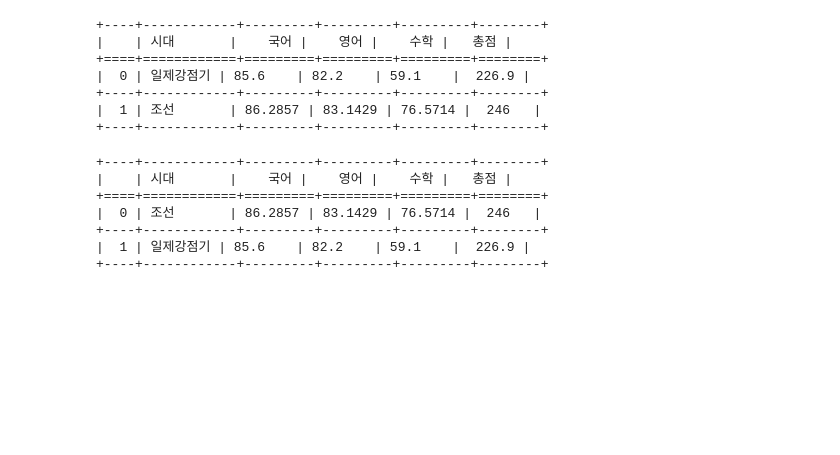
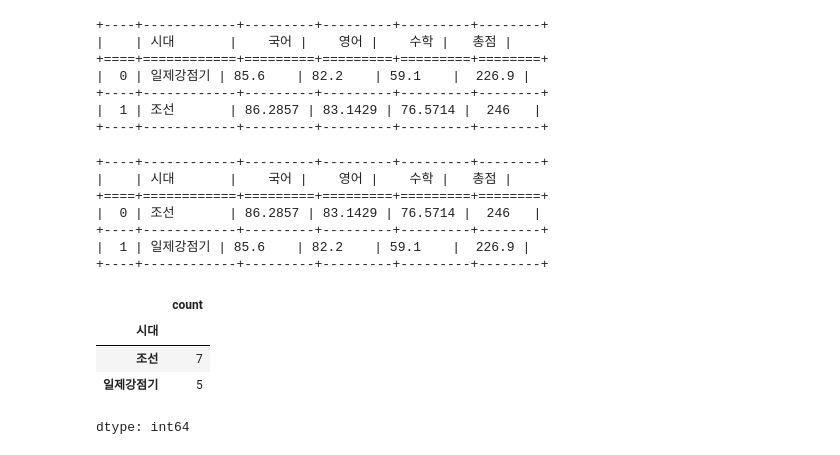
Before and after one commit to hansjang/Py_Radar, a Jupyter notebook: 데싸라면Part2_P35.ipynb, the cells around one changed output. Drawn from its saved outputs; the diff is of its cells as text; code cells hidden in the pictures; blank space fills up the shorter version.

```diff
--- a/데싸라면Part2_P35.ipynb
+++ b/데싸라면Part2_P35.ipynb
@@ -778,3 +778,11 @@ print(tabulate(grouped_students, headers="keys", tablefmt="grid"))
 +----+------------+---------+---------+---------+--------+
 |  1 | 일제강점기 | 85.6    | 82.2    | 59.1    |  226.9 |
 +----+------------+---------+---------+---------+--------+
+# %%
+pd.Series(students['시대']).value_counts()
+# %% [output]
+|  | count |
+| 시대 |  |
+| 조선 | 7 |
+| 일제강점기 | 5 |
+dtype: int64
```
Also changed, not shown: parts of 2 cells of this notebook.
